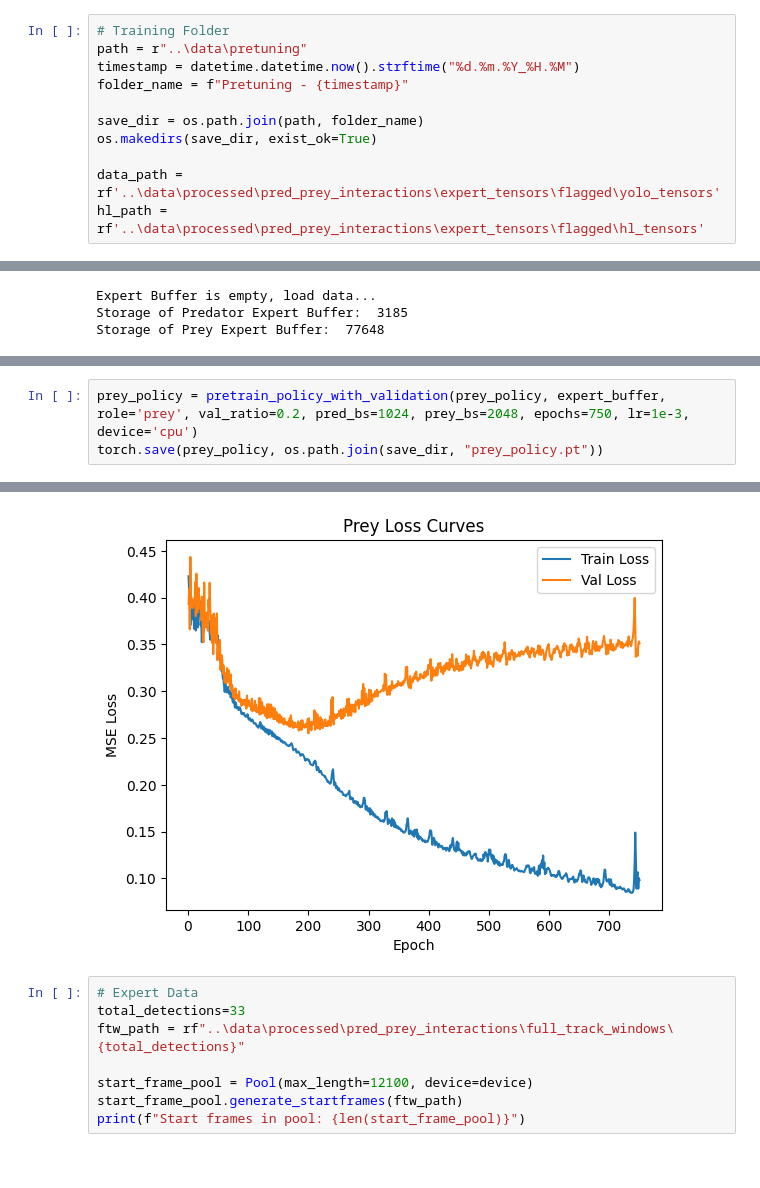
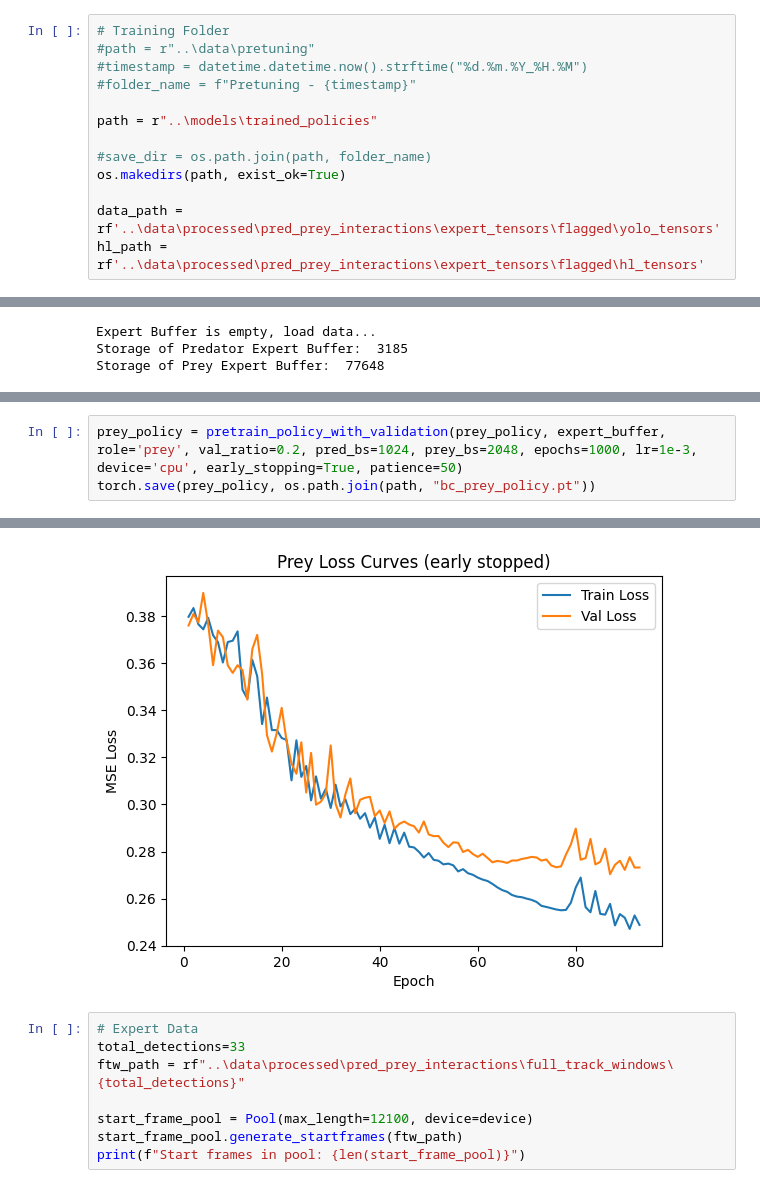
Before and after one commit to wirthy21/Master-Thesis, a Jupyter notebook: notebooks/1.2 pretuning models - flagged.ipynb, the cells around one changed output, grey strips where cells are left out. Saved outputs shown, nothing was run; the diff lists cells and outputs as text.

Commit message:
modular policies

```diff
--- a/notebooks/1.2 pretuning models - flagged.ipynb
+++ b/notebooks/1.2 pretuning models - flagged.ipynb
@@ -17,12 +18,14 @@ from utils.env_utils import *
 from utils.eval_utils import *
 # %%
 # Training Folder
-path = r"..\data\pretuning"
-timestamp = datetime.datetime.now().strftime("%d.%m.%Y_%H.%M")
-folder_name = f"Pretuning - {timestamp}"
+#path = r"..\data\pretuning"
+#timestamp = datetime.datetime.now().strftime("%d.%m.%Y_%H.%M")
+#folder_name = f"Pretuning - {timestamp}"
 
-save_dir = os.path.join(path, folder_name)
-os.makedirs(save_dir, exist_ok=True)
+path = r"..\models\trained_policies"
+
+#save_dir = os.path.join(path, folder_name)
+os.makedirs(path, exist_ok=True)
 
 data_path = rf'..\data\processed\pred_prey_interactions\expert_tensors\flagged\yolo_tensors'
 hl_path = rf'..\data\processed\pred_prey_interactions\expert_tensors\flagged\hl_tensors'
@@ -162,4 +179,4 @@ torch.save(pred_policy, os.path.join(save_dir, "pred_policy.pt"))
 # %%
-prey_policy = pretrain_policy_with_validation(prey_policy, expert_buffer, role='prey', val_ratio=0.2, pred_bs=1024, prey_bs=2048, epochs=750, lr=1e-3, device='cpu')
-torch.save(prey_policy, os.path.join(save_dir, "prey_policy.pt"))
+prey_policy = pretrain_policy_with_validation(prey_policy, expert_buffer, role='prey', val_ratio=0.2, pred_bs=1024, prey_bs=2048, epochs=1000, lr=1e-3, device='cpu', early_stopping=True, patience=50)
+torch.save(prey_policy, os.path.join(path, "bc_prey_policy.pt"))
 # %% [output]
@@ -183,4 +200,4 @@ torch.save(prey_policy, os.path.join(save_dir, "prey_policy.pt"))
-[figure, old version]
+[figure, new version]
 # %%
 # Expert Data
 total_detections=33
```
Also changed, not shown: parts of 5 cells of this notebook, 24 other files.
